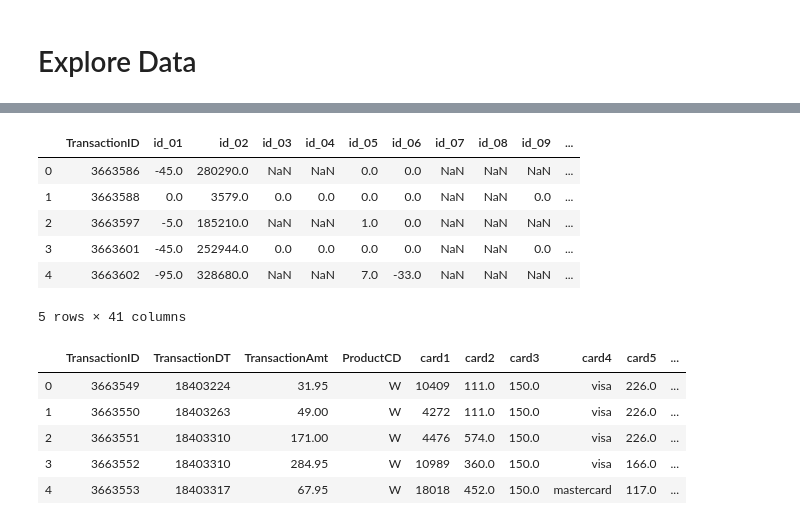
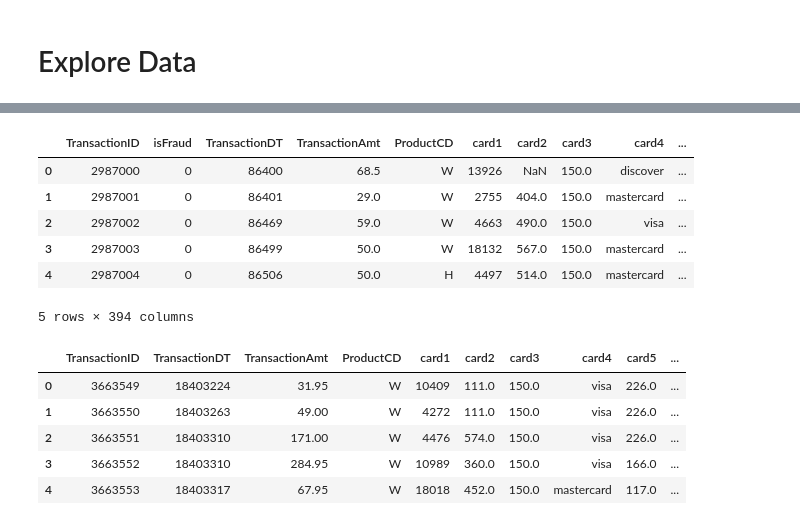
Before and after one commit to monanjo123/Fraud-Detection, a Jupyter notebook: Fraud Detection.ipynb, the cells around one changed output, grey strips where cells are left out. Saved outputs shown, nothing was run; the diff lists cells and outputs as text; code cells hidden in the pictures.

Commit message:
Data Preprocessing

```diff
--- a/Fraud Detection.ipynb
+++ b/Fraud Detection.ipynb
@@ -113,13 +34,17 @@ Name: V339, dtype: float64
+# %%
+data_path ='/content/drive/My Drive/Machine Learning/datasets/iiee-fraud-detection'
+train_transaction = pd.read_csv('{}/train_transaction.csv'.format(data_path))
+test_transaction = pd.read_csv('{}/test_transaction.csv'.format(data_path))
 # %%
-test_identity.head()
+train_transaction.head()
 # %% [output]
-|  | TransactionID | id_01 | id_02 | id_03 | id_04 | id_05 | id_06 | id_07 | id_08 | id_09 | ... |
-| 0 | 3663586 | -45.0 | 280290.0 | NaN | NaN | 0.0 | 0.0 | NaN | NaN | NaN | ... |
-| 1 | 3663588 | 0.0 | 3579.0 | 0.0 | 0.0 | 0.0 | 0.0 | NaN | NaN | 0.0 | ... |
-| 2 | 3663597 | -5.0 | 185210.0 | NaN | NaN | 1.0 | 0.0 | NaN | NaN | NaN | ... |
-| 3 | 3663601 | -45.0 | 252944.0 | 0.0 | 0.0 | 0.0 | 0.0 | NaN | NaN | 0.0 | ... |
-| 4 | 3663602 | -95.0 | 328680.0 | NaN | NaN | 7.0 | -33.0 | NaN | NaN | NaN | ... |
+|  | TransactionID | isFraud | TransactionDT | TransactionAmt | ProductCD | card1 | card2 | card3 | card4 | ... |
+| 0 | 2987000 | 0 | 86400 | 68.5 | W | 13926 | NaN | 150.0 | discover | ... |
+| 1 | 2987001 | 0 | 86401 | 29.0 | W | 2755 | 404.0 | 150.0 | mastercard | ... |
+| 2 | 2987002 | 0 | 86469 | 59.0 | W | 4663 | 490.0 | 150.0 | visa | ... |
+| 3 | 2987003 | 0 | 86499 | 50.0 | W | 18132 | 567.0 | 150.0 | mastercard | ... |
+| 4 | 2987004 | 0 | 86506 | 50.0 | H | 4497 | 514.0 | 150.0 | mastercard | ... |
-5 rows × 41 columns
+5 rows × 394 columns
 # %%
 test_transaction.head()
 # %% [output]
```
Also changed, not shown: parts of 12 cells of this notebook.
